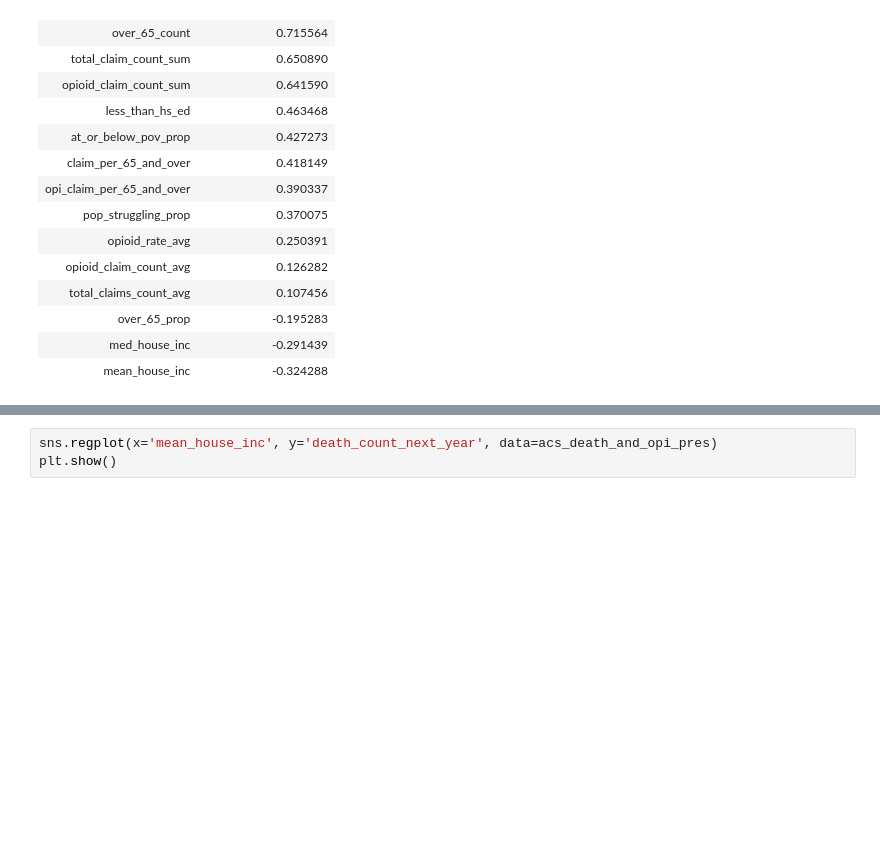
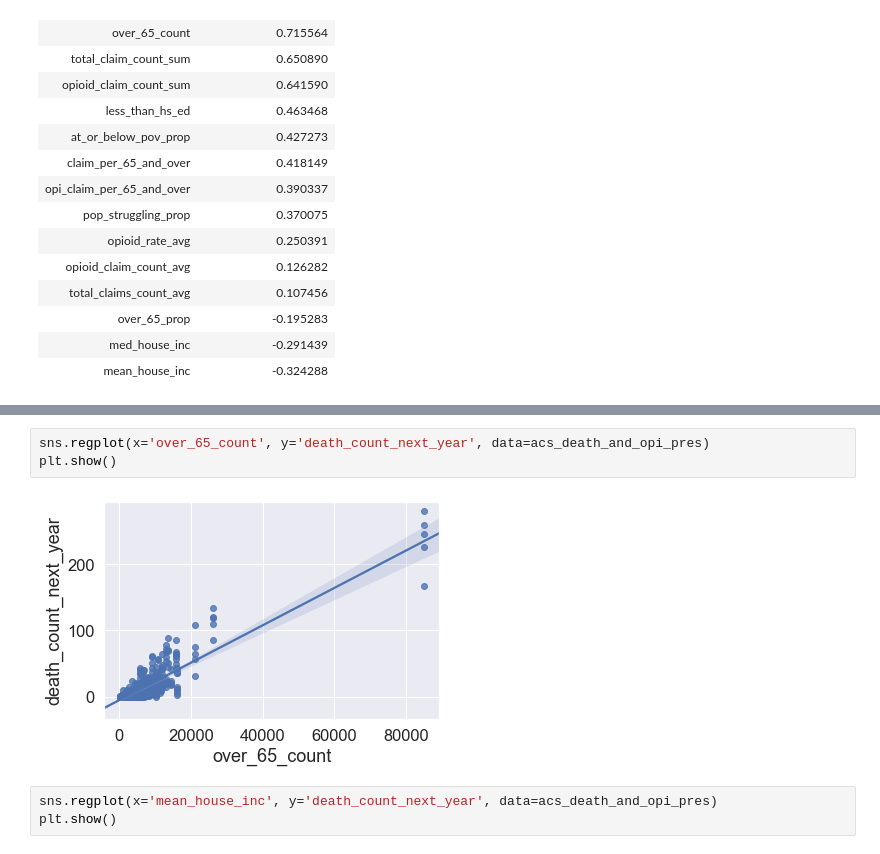
Before and after one commit to darya-akimova/biobot_insight_project, a Jupyter notebook: code/analysis/python_notebooks/notebook_6_ma_opioid_overdose_death_and_acs_and_partD_drug_match_by_town.ipynb, the cells around one changed output, grey strips where cells are left out. Saved outputs shown, nothing was run; the diff lists cells and outputs as text; blank space fills up the shorter version.

```diff
--- a/code/analysis/python_notebooks/notebook_6_ma_opioid_overdose_death_and_acs_and_partD_drug_match_by_town.ipynb
+++ b/code/analysis/python_notebooks/notebook_6_ma_opioid_overdose_death_and_acs_and_partD_drug_match_by_town.ipynb
@@ -637,3 +641,8 @@ plt.show()
+# %%
+sns.regplot(x='over_65_count', y='death_count_next_year', data=acs_death_and_opi_pres)
+plt.show()
+# %% [output]
+[figure, added]
 # %%
 sns.regplot(x='mean_house_inc', y='death_count_next_year', data=acs_death_and_opi_pres)
 plt.show()
```
Also changed, not shown: parts of 2 cells of this notebook, 2 other files.
